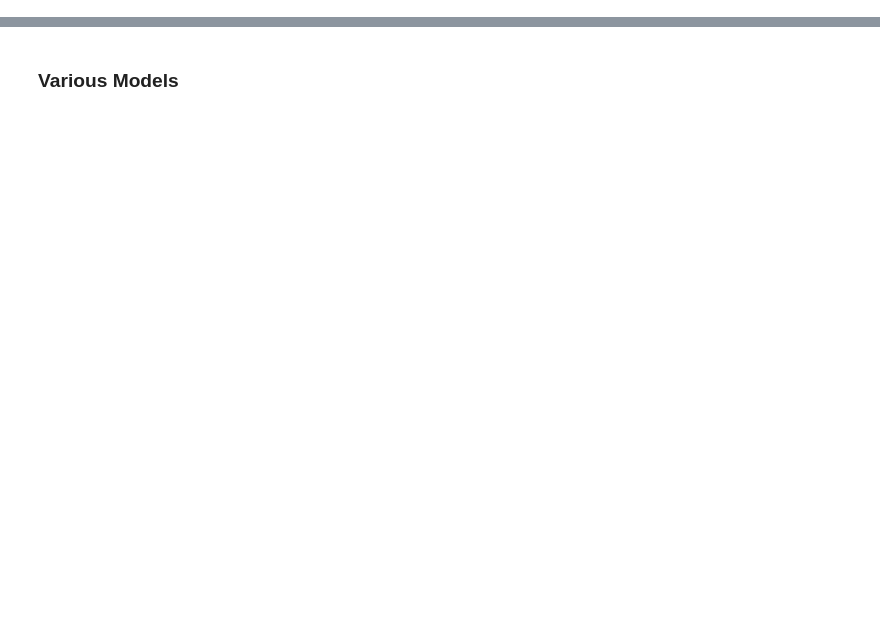
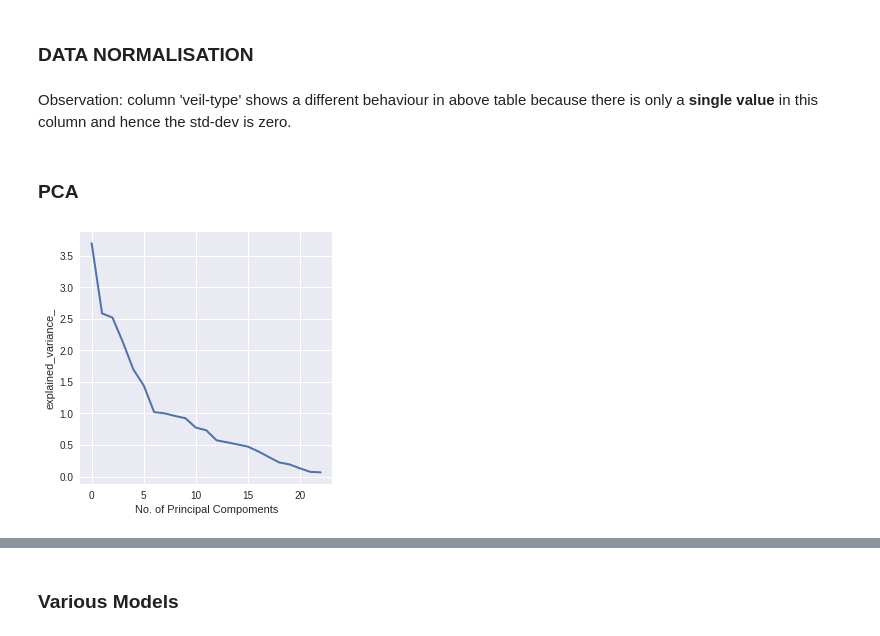
Before and after one commit to GChaudhary/DSG_Predictive_Modelling, a Jupyter notebook: notebook.ipynb, the cells around one changed output, grey strips where cells are left out. Saved outputs shown, nothing was run; the diff lists cells and outputs as text; code cells hidden in the pictures; blank space fills up the shorter version.

```diff
--- a/notebook.ipynb
+++ b/notebook.ipynb
@@ -306,0 +281,2 @@ cols.remove('class')
+# %% [markdown]
+### DATA NORMALISATION
@@ -306,0 +288,19 @@ cols.remove('class')
+# %% [markdown]
+Observation: column 'veil-type' shows a different behaviour in above table because there is only a **single value** in this column and hence the std-dev is zero.
+# %% [markdown]
+### PCA
+# %%
+# Visualising the PCA spectrum
+pca = PCA()
+pca.fit(x)
+
+plt.figure(1, figsize=(5, 5))
+plt.clf()
+plt.axes([.2, .2, .7, .7])
+plt.plot(pca.explained_variance_,  linewidth=2)
+plt.axis('tight')
+plt.xlabel('No. of Principal Compoments')
+plt.ylabel('explained_variance_')
+plt.show()
+# %% [output]
+[figure, added]
```
Also changed, not shown: parts of 89 cells of this notebook.
